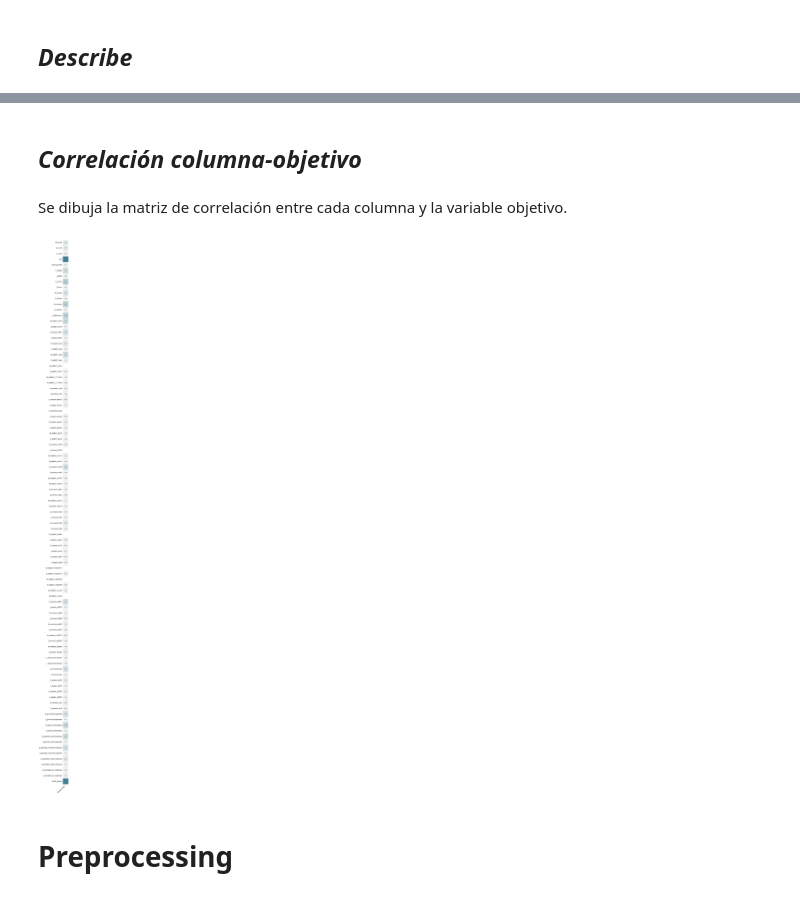
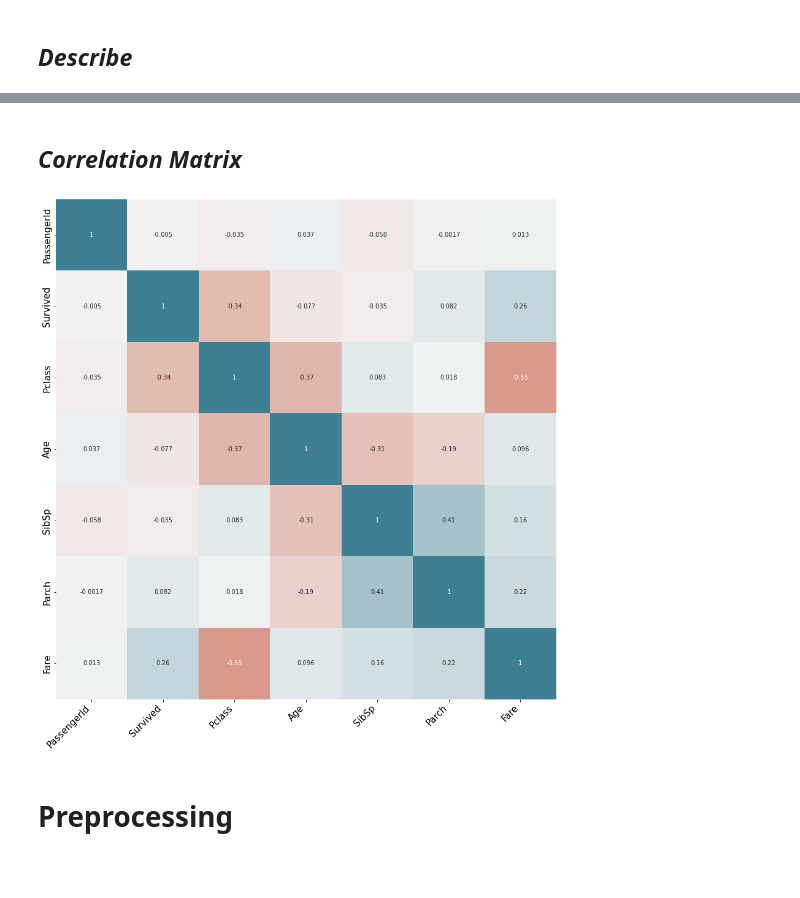
Before and after one commit to hugojigarcia/Kaggle-Titanic, a Jupyter notebook: Kaggle-Titanic.ipynb, the cells around one changed output, grey strips where cells are left out. Drawn from its saved outputs; the diff is of its cells as text; code cells hidden in the pictures; blank space fills up the shorter version.

```diff
--- a/Kaggle-Titanic.ipynb
+++ b/Kaggle-Titanic.ipynb
@@ -161,4 +135,0 @@ Se estudian las posibles relaciones entre cada columna y la variable objetivo.
-# %% [markdown]
-## *Correlación columna-objetivo*
-# %% [markdown]
-Se dibuja la matriz de correlación entre cada columna y la variable objetivo.
@@ -176,27 +136,34 @@ aux = pd.DataFrame({'round_winner': result}, index = data_train.columns)
+# %% [markdown]
+## *Correlation Matrix*
 # %%
-fig, ax = plt.subplots(nrows = 1, ncols = 1, figsize = (100, 100))
+def drawCorrelationMatrix(X):
+  correlationMatrix = X.corr(method='pearson')
 
-sns.heatmap(
-    aux,
-    annot     = True,
-    cbar      = False,
-    annot_kws = {"size": 10},
-    vmin      = 0,
-    vmax      = 1,
-    center    = 0,
-    cmap      = sns.diverging_palette(20, 220, n=200),
-    square    = True,
-    ax        = ax
+  fig, ax = plt.subplots(nrows = 1, ncols = 1, figsize = (15, 15))
+
+  sns.heatmap(
+      correlationMatrix,
+      annot     = True,
+      cbar      = False,
+      annot_kws = {"size": 10},
+      vmin      = -1,
+      vmax      = 1,
+      center    = 0,
+      cmap      = sns.diverging_palette(20, 220, n=200),
+      square    = True,
+      ax        = ax
 )
-ax.set_xticklabels(
-    ax.get_xticklabels(),
-    rotation = 45,
-    horizontalalignment = 'right',
-)
+  ax.set_xticklabels(
+      ax.get_xticklabels(),
+      rotation = 45,
+      horizontalalignment = 'right',
+  )
 
-ax.tick_params(labelsize = 15)
+  ax.tick_params(labelsize = 15)
+
+drawCorrelationMatrix(data_train)
 # %% [output]
-[figure, old version]
+[figure, new version]
 # %% [markdown]
 # **Preprocessing**
 # %% [markdown]
```
Also changed, not shown: parts of 8 cells of this notebook.
